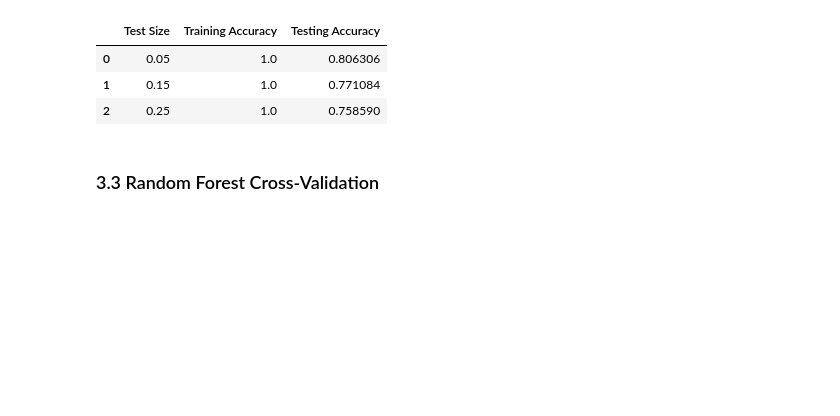
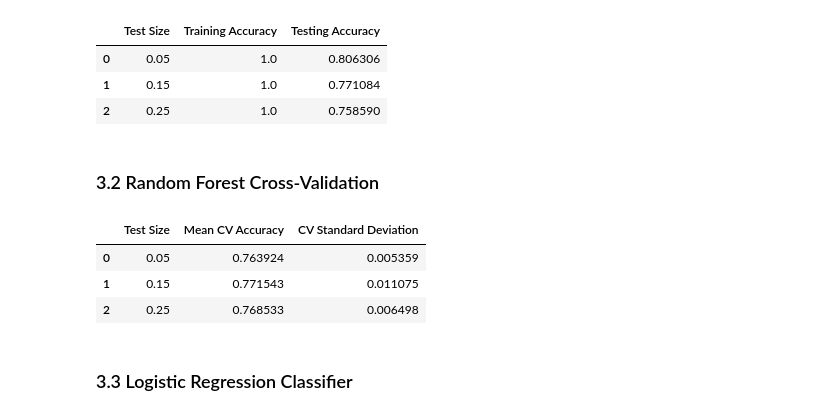
Before and after one commit to LucianaHamaji-2026408/CCT_ML_2026408, a Jupyter notebook: LucianaHamaji_CA1_ML.ipynb, the cells around one changed output. Saved outputs shown, nothing was run; the diff lists cells and outputs as text; code cells hidden in the pictures; blank space fills up the shorter version.

```diff
--- a/LucianaHamaji_CA1_ML.ipynb
+++ b/LucianaHamaji_CA1_ML.ipynb
@@ -221,7 +290,3 @@ Testing: (222, 243)
 # %%
 from sklearn.ensemble import RandomForestClassifier
 from sklearn.metrics import accuracy_score
-# %%
-rf_model = RandomForestClassifier(random_state=42)
-
-rf_model.fit(X_train_encoded, y_train)
@@ -266,7 +318,7 @@ rf_results_df
 | 1 | 0.15 | 1.0 | 0.771084 |
 | 2 | 0.25 | 1.0 | 0.758590 |
 # %% [markdown]
-### 3.3 Random Forest Cross-Validation
+### 3.2 Random Forest Cross-Validation
 # %%
 from sklearn.model_selection import cross_val_score, StratifiedKFold
 # %%
@@ -277,0 +343,41 @@ cv = StratifiedKFold(
+# %%
+from sklearn.pipeline import make_pipeline
+
+rf_cv_model = make_pipeline(
+    DummyEncoder(),
+    RandomForestClassifier(random_state=42)
+)
+# %%
+cv_results = []
+
+for test_size in test_sizes:
+    X_train_cv, X_test_cv, y_train_cv, y_test_cv = train_test_split(
+        X, y,
+        test_size=test_size,
+        random_state=42,
+        stratify=y
+    )
+
+    scores = cross_val_score(
+        rf_cv_model,
+        X_train_cv,
+        y_train_cv,
+        cv=cv,
+        scoring='accuracy'
+    )
+
+    cv_results.append({
+        'Test Size': test_size,
+        'Mean CV Accuracy': scores.mean(),
+        'CV Standard Deviation': scores.std()
+    })
+
+cv_results_df = pd.DataFrame(cv_results)
+cv_results_df
+# %% [output]
+|  | Test Size | Mean CV Accuracy | CV Standard Deviation |
+| 0 | 0.05 | 0.763924 | 0.005359 |
+| 1 | 0.15 | 0.771543 | 0.011075 |
+| 2 | 0.25 | 0.768533 | 0.006498 |
+# %% [markdown]
+### 3.3 Logistic Regression Classifier
```
Also changed, not shown: parts of 49 cells of this notebook.
